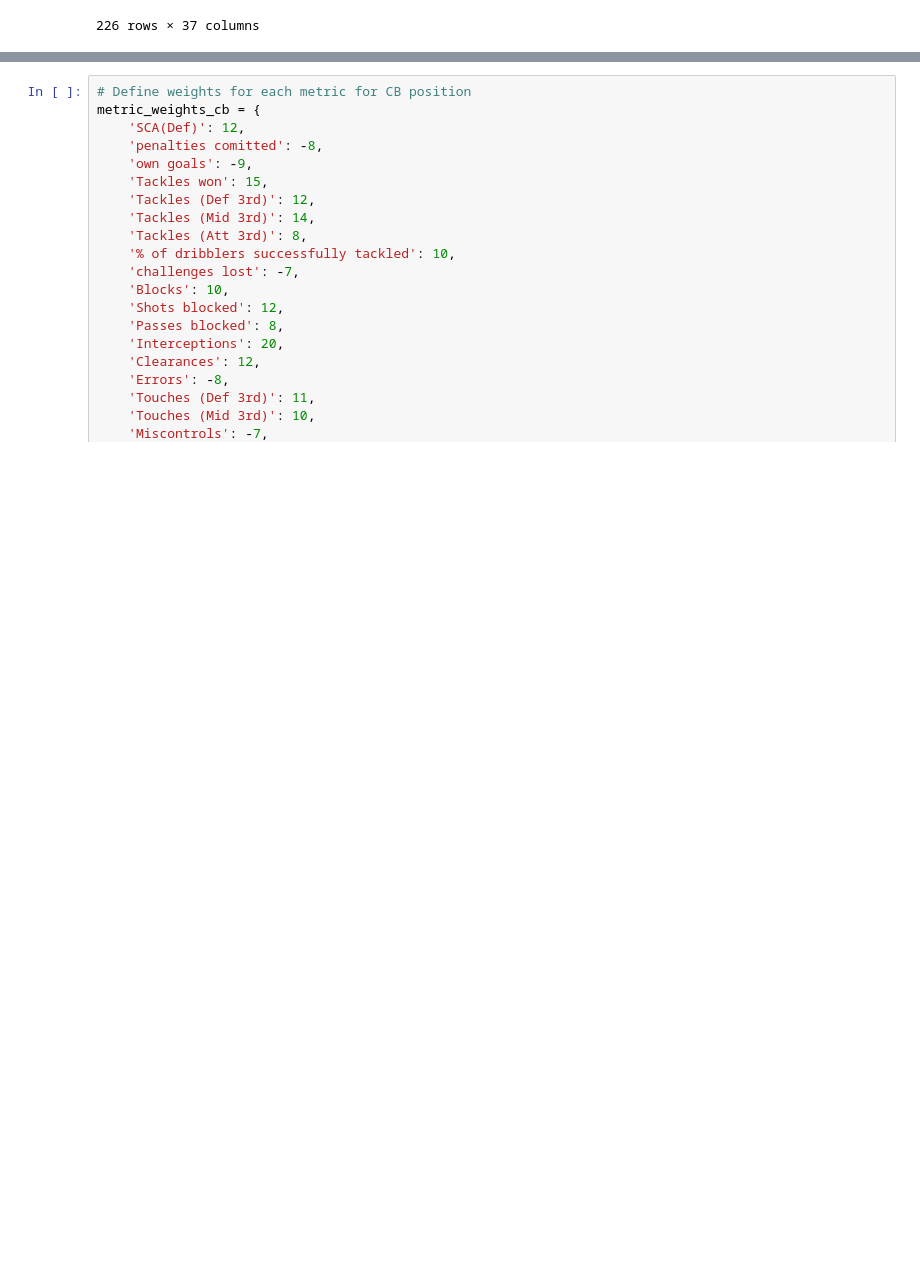
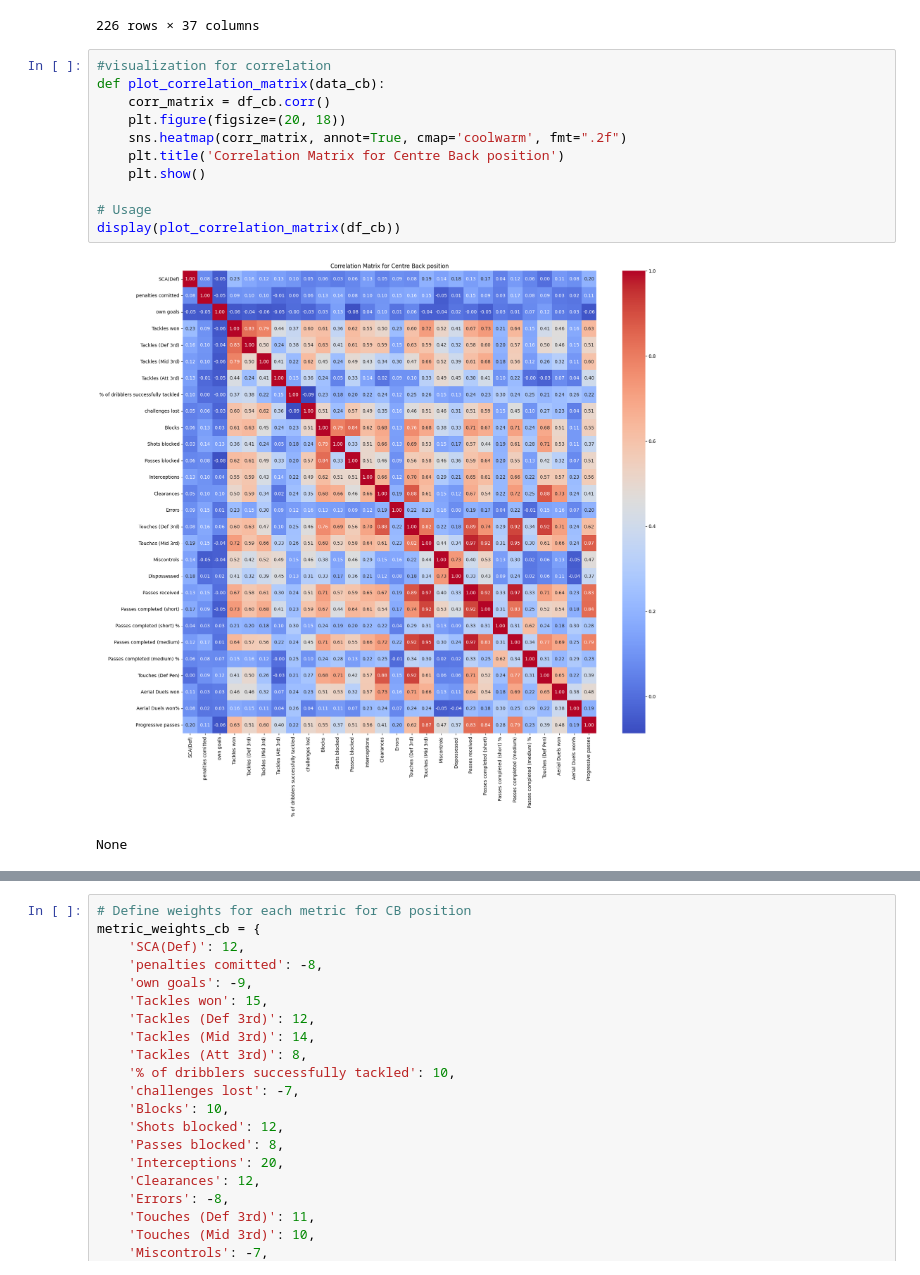
Before and after one commit to nrysam/UCL22_23, a Jupyter notebook: UEFA_Champions_League_2022_23_Best_Defender_Analysis.ipynb, the cells around one changed output, grey strips where cells are left out. Drawn from its saved outputs; the diff is of its cells as text; blank space fills up the shorter version.

```diff
--- a/UEFA_Champions_League_2022_23_Best_Defender_Analysis.ipynb
+++ b/UEFA_Champions_League_2022_23_Best_Defender_Analysis.ipynb
@@ -173,3 +173,17 @@ df_fb
 | 716 | Rıdvan Yılmaz | DF | Rangers | 2 | 0 | 0 | 0 | 1 | ... |
 | 720 | Alessandro Zanoli | DF | Napoli | 1 | 0 | 0 | 2 | 2 | ... |
 226 rows × 37 columns
+# %%
+#visualization for correlation
+def plot_correlation_matrix(data_cb):
+    corr_matrix = df_cb.corr()
+    plt.figure(figsize=(20, 18))
+    sns.heatmap(corr_matrix, annot=True, cmap='coolwarm', fmt=".2f")
+    plt.title('Correlation Matrix for Centre Back position')
+    plt.show()
+
+# Usage
+display(plot_correlation_matrix(df_cb))
+# %% [output]
+[figure, added]
+None
```
Also changed, not shown: parts of 1 cell of this notebook.
